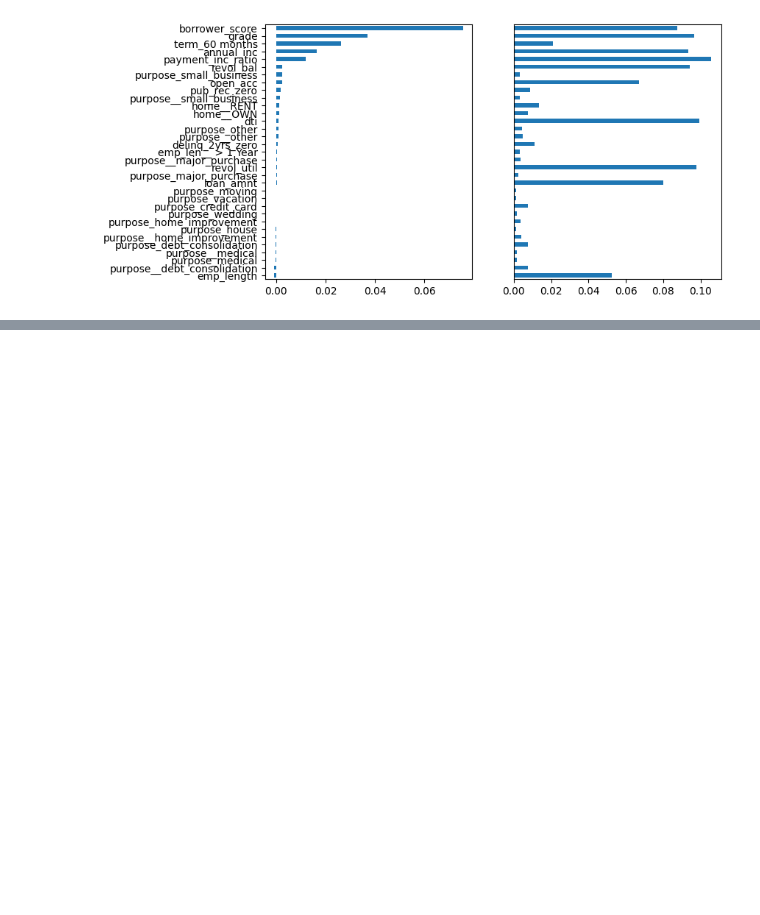
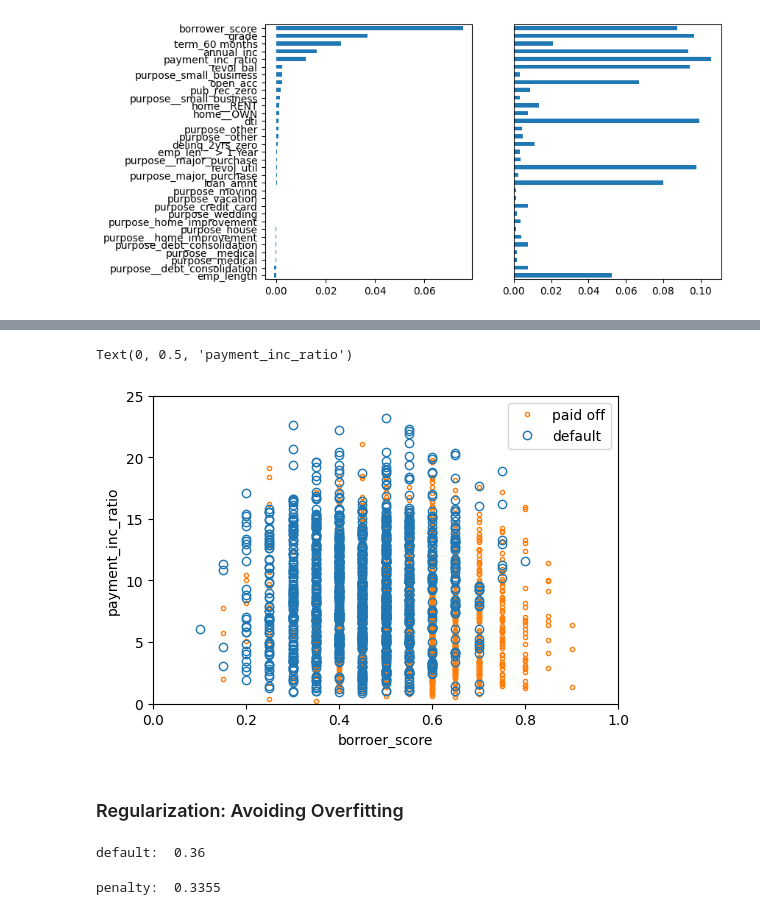
Before and after one commit to vikaschauhan734/practical_statistics_for_data_scientists, a Jupyter notebook: 06.ipynb, the cells around one changed output, grey strips where cells are left out. Drawn from its saved outputs; the diff is of its cells as text; code cells hidden in the pictures; blank space fills up the shorter version.

```diff
--- a/06.ipynb
+++ b/06.ipynb
@@ -230,0 +235,16 @@ ax.get_yaxis().set_visible(False)
+# %%
+predictors = ['borrower_score', 'payment_inc_ratio']
+outcome = 'outcome'
+
+X = loan3000[predictors]
+y = pd.Series([1 if o == 'default' else 0 for o in loan3000[outcome]])
+
+xgb = XGBClassifier(objective='binary:logistic', subsample=0.63)
+xgb.fit(X, y)
+
+XGBClassifier(base_score=0.5, booster='gbtree', colsample_bylevel=1,
+colsample_bynode=1, colsample_bytree=1, gamma=0, learning_rate=0.1,
+max_delta_step=0, max_depth=3, min_child_weight=1, missing=None,
+n_estimators=100, n_jobs=1, nthread=None, objective='binary:logistic',
+random_state=0, reg_alpha=0, reg_lambda=1, scale_pos_weight=1, seed=None,
+silent=None, subsample=0.63, verbosity=1)
@@ -230,0 +262,54 @@ ax.get_yaxis().set_visible(False)
+# %%
+xgb_df = X.copy()
+xgb_df['prediction'] = ['default' if p == 1 else 'paid off' for p in xgb.predict(X)]
+xgb_df['prob_default'] = xgb.predict_proba(X)[:, 0]
+# %%
+fig, ax = plt.subplots(figsize=(6,4))
+
+xgb_df.loc[xgb_df.prediction=='paid off'].plot(
+    x='borrower_score', y='payment_inc_ratio', style='.',
+    markerfacecolor='none', markeredgecolor='C1', ax=ax)
+xgb_df.loc[xgb_df.prediction=='default'].plot(
+    x='borrower_score', y='payment_inc_ratio', style='o',
+    markerfacecolor='none', markeredgecolor='C0', ax=ax)
+ax.legend(['paid off', 'default'])
+ax.set_xlim(0, 1)
+ax.set_ylim(0, 25)
+ax.set_xlabel('borroer_score')
+ax.set_ylabel('payment_inc_ratio')
+# %% [output]
+Text(0, 0.5, 'payment_inc_ratio')
+[figure, added]
+# %% [markdown]
+### Regularization: Avoiding Overfitting
+# %%
+predictors = ['loan_amnt', 'term', 'annual_inc', 'dti', 'payment_inc_ratio',
+'revol_bal', 'revol_util', 'purpose', 'delinq_2yrs_zero',
+'pub_rec_zero', 'open_acc', 'grade', 'emp_length', 'purpose_',
+'home_', 'emp_len_', 'borrower_score']
+outcome = 'outcome'
+
+X = pd.get_dummies(loan_data[predictors], drop_first=True)
+y = pd.Series([1 if o == 'default' else 0 for o in loan_data[outcome]])
+
+train_X, valid_X, train_y, valid_y = train_test_split(X, y, test_size=10000)
+
+xgb_default = XGBClassifier(objective='binary:logistic', n_estimators=250,
+                            max_depth=6, reg_lambda=0, learning_rate=0.3,
+                            subsample=1)
+xgb_default.fit(train_X, train_y)
+pred_default = xgb_default.predict_proba(valid_X)[:, 1]
+error_default = abs(valid_y - pred_default) > 0.5
+print('default: ', np.mean(error_default))
+# %% [output]
+default:  0.36
+# %%
+xgb_penalty = XGBClassifier(objective='binary:logistic', n_estimators=250,
+                            max_depth=6, reg_lambda=1000, learning_rate=0.1,
+                            subsample=0.63)
+xgb_penalty.fit(train_X, train_y)
+pred_penalty = xgb_penalty.predict_proba(valid_X)[:, 1]
+error_penalty = abs(valid_y - pred_penalty) > 0.5
+print('penalty: ', np.mean(error_penalty))
+# %% [output]
+penalty:  0.3355
```
Also changed, not shown: parts of 8 cells of this notebook, 1 other file.
